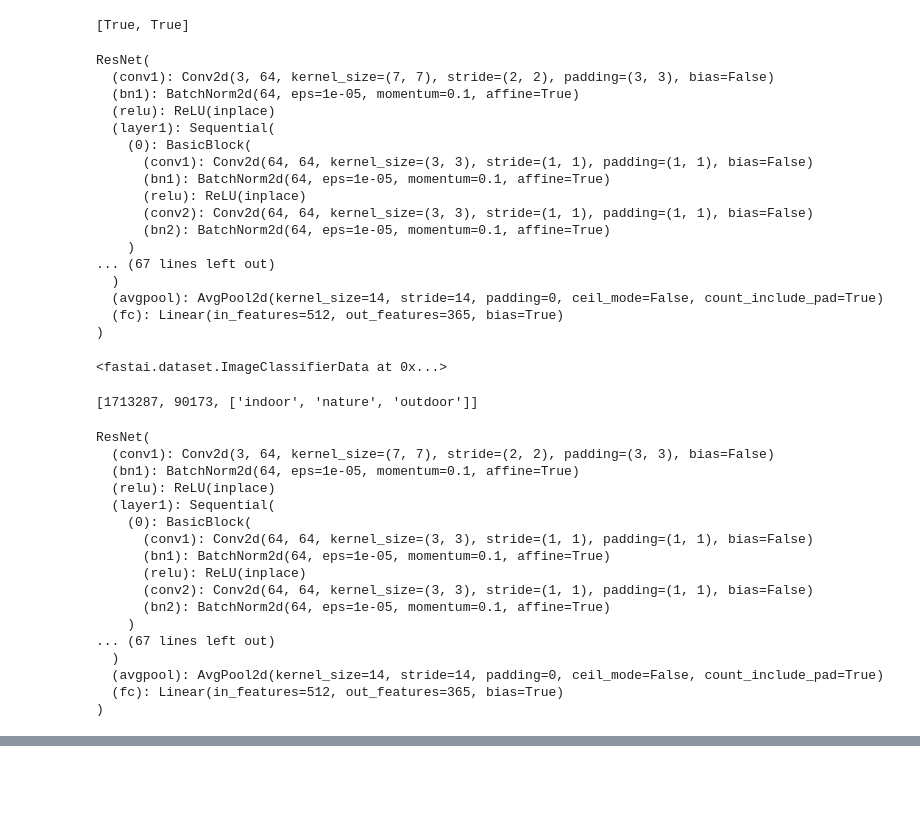
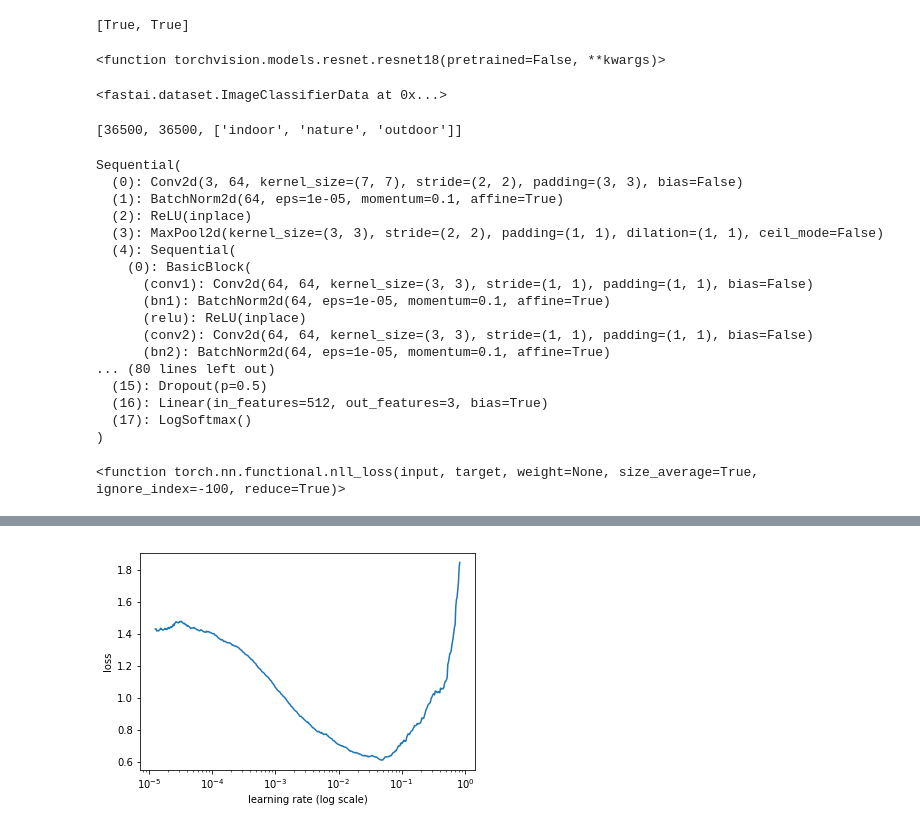
Before and after one commit to kywch/places365, a Jupyter notebook: Train_nature_urban_classifier.ipynb, the cells around one changed output, grey strips where cells are left out. Saved outputs shown, nothing was run; the diff lists cells and outputs as text; code cells hidden in the pictures; blank space fills up the shorter version.

```diff
--- a/Train_nature_urban_classifier.ipynb
+++ b/Train_nature_urban_classifier.ipynb
@@ -23,39 +23,28 @@ from fastai.plots import *
 model_file = 'wideresnet18_places365.pth.tar'
 
 import wideresnet
-arch = wideresnet.resnet18(num_classes=365)
-checkpoint = torch.load(model_file, map_location=lambda storage, loc: storage)
-state_dict = {str.replace(k,'module.',''): v for k,v in checkpoint['state_dict'].items()}
-arch.load_state_dict(state_dict)
+#arch = wideresnet.resnet18(num_classes=3)
+#checkpoint = torch.load(model_file, map_location=lambda storage, loc: storage)
+#state_dict = {str.replace(k,'module.',''): v for k,v in checkpoint['state_dict'].items()}
+#arch.load_state_dict(state_dict)
 
+arch = resnet18
+
+# well let's just use the imagenet
+
+# this is a pre-trained network based on the imagenet
+#arch = resnet18()
+#arch
 arch
 # %% [output]
-ResNet(
-  (conv1): Conv2d(3, 64, kernel_size=(7, 7), stride=(2, 2), padding=(3, 3), bias=False)
-  (bn1): BatchNorm2d(64, eps=1e-05, momentum=0.1, affine=True)
-  (relu): ReLU(inplace)
-  (layer1): Sequential(
-    (0): BasicBlock(
-      (conv1): Conv2d(64, 64, kernel_size=(3, 3), stride=(1, 1), padding=(1, 1), bias=False)
-      (bn1): BatchNorm2d(64, eps=1e-05, momentum=0.1, affine=True)
-      (relu): ReLU(inplace)
-      (conv2): Conv2d(64, 64, kernel_size=(3, 3), stride=(1, 1), padding=(1, 1), bias=False)
-      (bn2): BatchNorm2d(64, eps=1e-05, momentum=0.1, affine=True)
-    )
-... (67 lines left out)
-  )
-  (avgpool): AvgPool2d(kernel_size=14, stride=14, padding=0, ceil_mode=False, count_include_pad=True)
-  (fc): Linear(in_features=512, out_features=365, bias=True)
-)
+<function torchvision.models.resnet.resnet18(pretrained=False, **kwargs)>
 # %%
 image_size = 256 # image size
-tfms = tfms_from_model(arch, image_size, aug_tfms=transforms_side_on, max_zoom=1.1)
-
 PATH = 'data'
 batch_size = 64
-label_csv = f'training.csv'
 
-data = ImageClassifierData.from_csv(PATH, 'train', label_csv, tfms=tfms_from_model(arch, image_size), bs = batch_size)
+tfms = tfms_from_model(arch, image_size, aug_tfms=transforms_side_on, max_zoom=1.1)
+data = ImageClassifierData.from_paths(PATH, tfms=tfms, bs = batch_size)
 data
 # %% [output]
 <fastai.dataset.ImageClassifierData at 0x...>
@@ -64,31 +53,39 @@ data
 # check the number of images in the data directory using the command: tree | wc -l
 [len(data.trn_y), len(data.val_y), data.classes]
 # %% [output]
-[1713287, 90173, ['indoor', 'nature', 'outdoor']]
+[36500, 36500, ['indoor', 'nature', 'outdoor']]
 # %%
-learn = ConvLearner.from_model_data(arch, data)
+learn = ConvLearner.pretrained(arch, data)
 learn
 # %% [output]
-ResNet(
-  (conv1): Conv2d(3, 64, kernel_size=(7, 7), stride=(2, 2), padding=(3, 3), bias=False)
-  (bn1): BatchNorm2d(64, eps=1e-05, momentum=0.1, affine=True)
-  (relu): ReLU(inplace)
-  (layer1): Sequential(
+Sequential(
+  (0): Conv2d(3, 64, kernel_size=(7, 7), stride=(2, 2), padding=(3, 3), bias=False)
+  (1): BatchNorm2d(64, eps=1e-05, momentum=0.1, affine=True)
+  (2): ReLU(inplace)
+  (3): MaxPool2d(kernel_size=(3, 3), stride=(2, 2), padding=(1, 1), dilation=(1, 1), ceil_mode=False)
+  (4): Sequential(
     (0): BasicBlock(
       (conv1): Conv2d(64, 64, kernel_size=(3, 3), stride=(1, 1), padding=(1, 1), bias=False)
       (bn1): BatchNorm2d(64, eps=1e-05, momentum=0.1, affine=True)
       (relu): ReLU(inplace)
       (conv2): Conv2d(64, 64, kernel_size=(3, 3), stride=(1, 1), padding=(1, 1), bias=False)
       (bn2): BatchNorm2d(64, eps=1e-05, momentum=0.1, affine=True)
-    )
-... (67 lines left out)
-  )
-  (avgpool): AvgPool2d(kernel_size=14, stride=14, padding=0, ceil_mode=False, count_include_pad=True)
-  (fc): Linear(in_features=512, out_features=365, bias=True)
+... (80 lines left out)
+  (15): Dropout(p=0.5)
+  (16): Linear(in_features=512, out_features=3, bias=True)
+  (17): LogSoftmax()
 )
+# %%
+learn._get_crit(data)
+# %% [output]
+<function torch.nn.functional.nll_loss(input, target, weight=None, size_average=True, ignore_index=-100, reduce=True)>
 # %%
 learn.freeze()
 # %%
 lrf=learn.lr_find()
 # %% [output]
 [interactive output not drawn]
+# %%
+learn.sched.plot()
+# %% [output]
+[figure, added]
```
Also changed, not shown: parts of 9 cells of this notebook, 1 other file.
